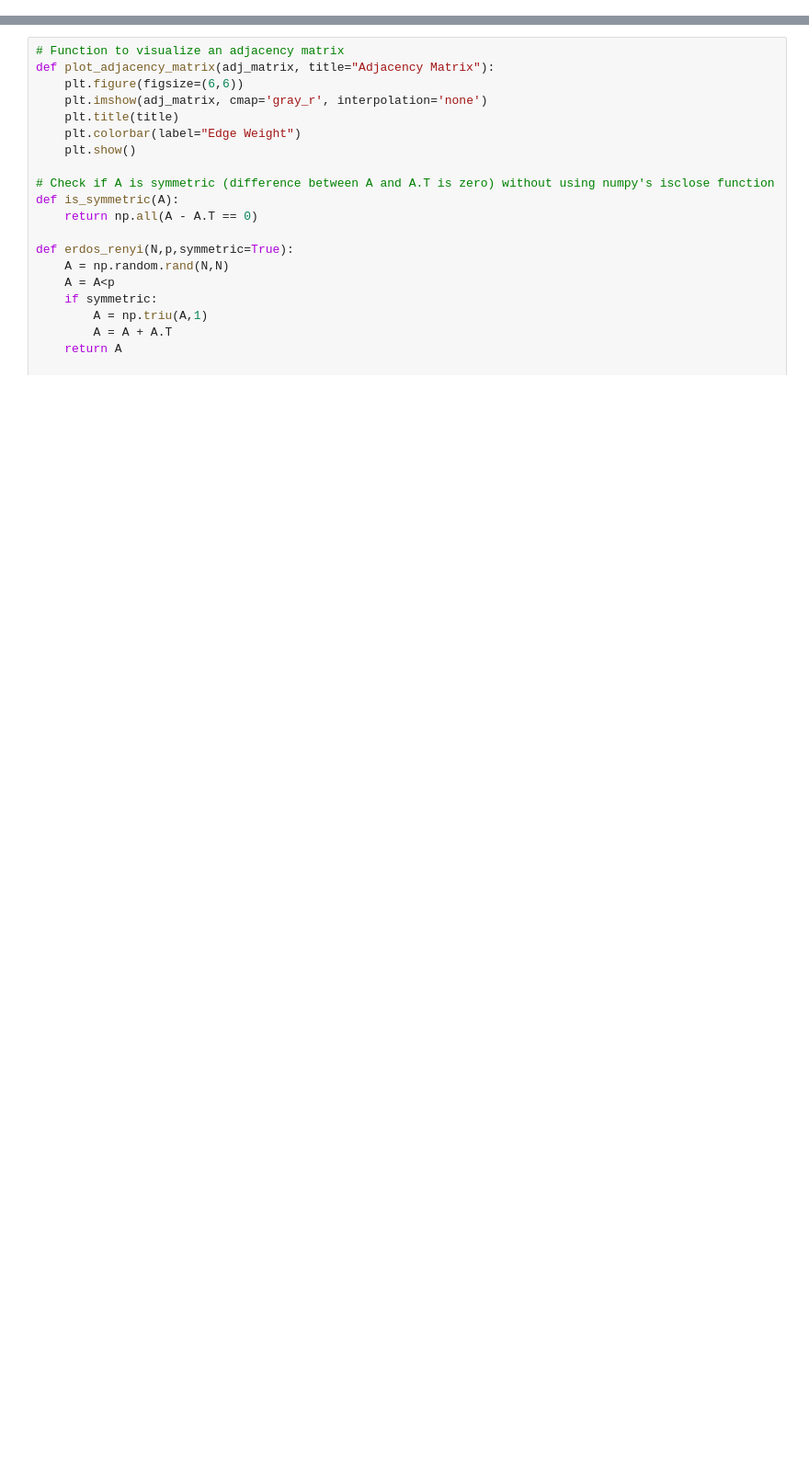
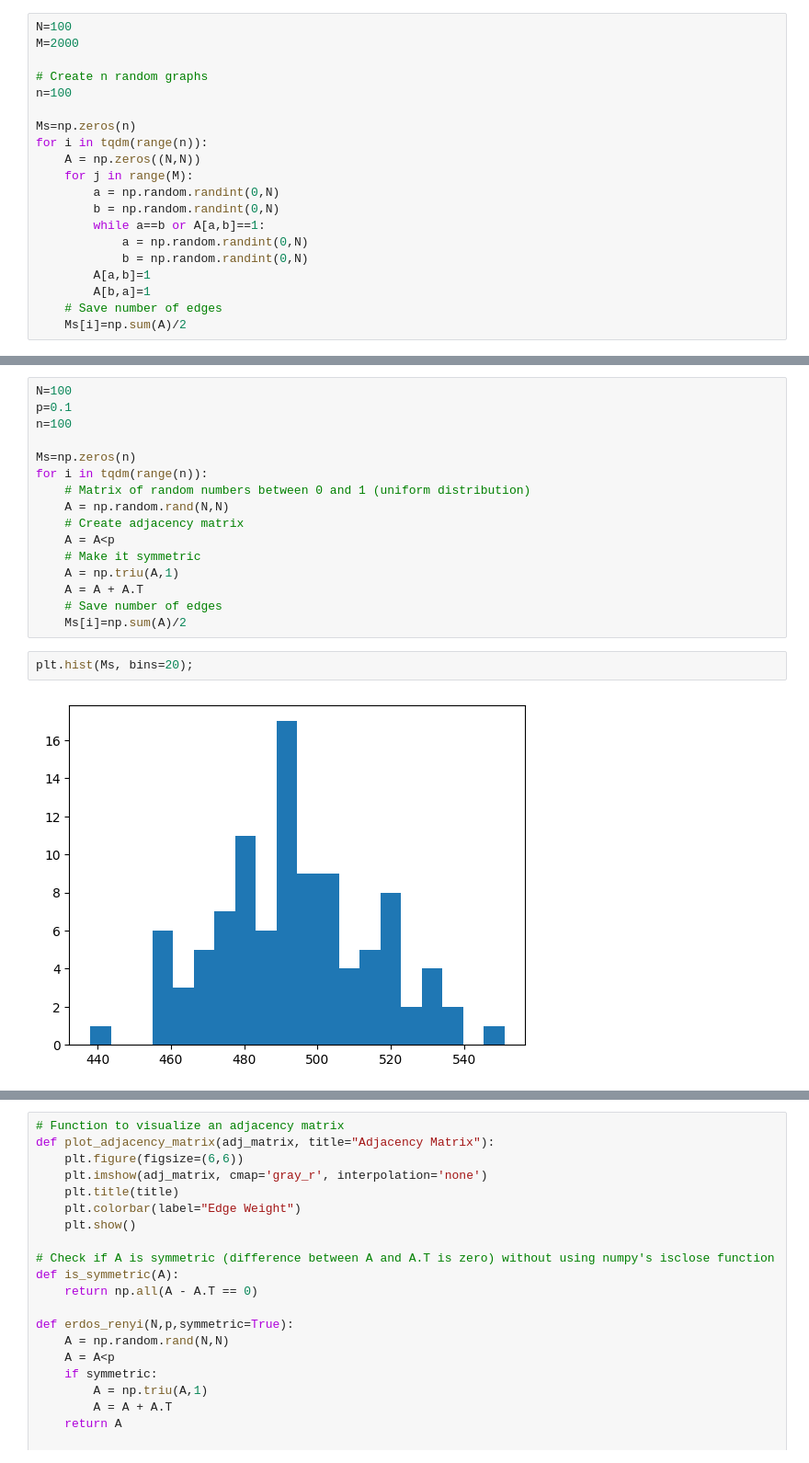
Before and after one commit to FraDurazzi/CNLab, a Jupyter notebook: 02_centrality_measures_and_markov_process.ipynb, the cells around one changed output, grey strips where cells are left out. Shown at 92% size. Saved outputs shown, nothing was run; the diff lists cells and outputs as text; blank space fills up the shorter version.

```diff
--- a/02_centrality_measures_and_markov_process.ipynb
+++ b/02_centrality_measures_and_markov_process.ipynb
@@ -12,0 +34,20 @@ import seaborn as sns
+# %%
+N=100
+M=2000
+
+# Create n random graphs
+n=100
+
+Ms=np.zeros(n)
+for i in tqdm(range(n)):
+    A = np.zeros((N,N))
+    for j in range(M):
+        a = np.random.randint(0,N)
+        b = np.random.randint(0,N)
+        while a==b or A[a,b]==1:
+            a = np.random.randint(0,N)
+            b = np.random.randint(0,N)
+        A[a,b]=1
+        A[b,a]=1
+    # Save number of edges
+    Ms[i]=np.sum(A)/2
@@ -12,0 +57,20 @@ import seaborn as sns
+# %%
+N=100
+p=0.1
+n=100
+
+Ms=np.zeros(n)
+for i in tqdm(range(n)):
+    # Matrix of random numbers between 0 and 1 (uniform distribution)
+    A = np.random.rand(N,N)
+    # Create adjacency matrix
+    A = A<p
+    # Make it symmetric
+    A = np.triu(A,1)
+    A = A + A.T
+    # Save number of edges
+    Ms[i]=np.sum(A)/2
+# %%
+plt.hist(Ms, bins=20);
+# %% [output]
+[figure, added]
```
Also changed, not shown: parts of 19 cells of this notebook, 1 other file.
